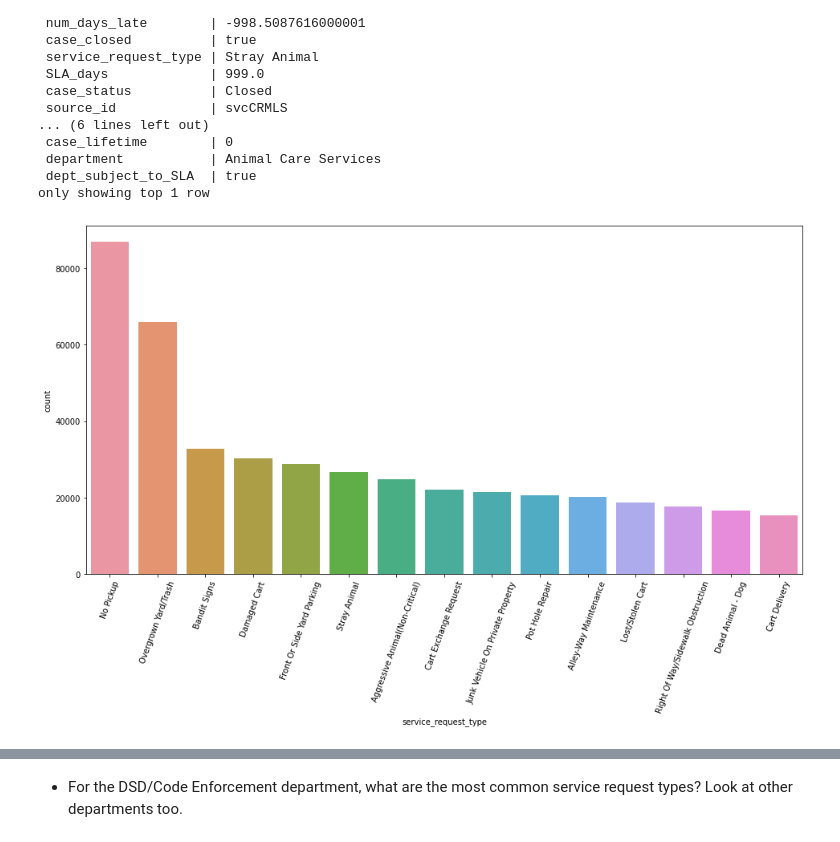
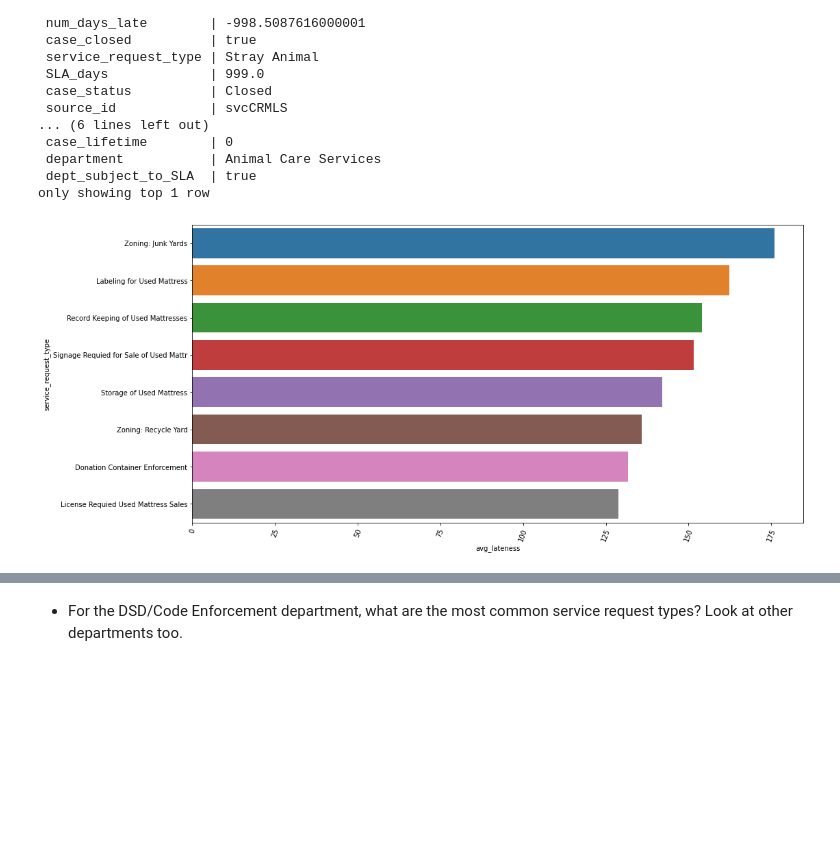
Before and after one commit to jivemachine/distributed-ml, a Jupyter notebook: exploring_exercises.ipynb, the cells around one changed output, grey strips where cells are left out. Saved outputs shown, nothing was run; the diff lists cells and outputs as text; code cells hidden in the pictures; blank space fills up the shorter version.

```diff
--- a/exploring_exercises.ipynb
+++ b/exploring_exercises.ipynb
@@ -193,18 +200,19 @@ df.show(1, vertical=True)
  dept_subject_to_SLA  | true
 only showing top 1 row
 # %%
-
-most_late =  (df.groupBy("service_request_type")
-    .count()
-    .sort(desc('count'))
-    .toPandas())
+most_late = (
+    df.groupBy("service_request_type")
+    .agg(avg("num_days_late").alias("avg_lateness"))
+    .sort(desc("avg_lateness"))
+    .toPandas()
+)
 # %%
 plt.figure(figsize=(16,8))
 
-sns.barplot(x="service_request_type", y="count", data=most_late.head(15))
+sns.barplot(y="service_request_type", x="avg_lateness", data=most_late.head(8))
 plt.xticks(rotation=70)
 plt.show()
 # %% [output]
-[figure, old version]
+[figure, new version]
 # %%
 parks_rec_late = (
```
Also changed, not shown: parts of 17 cells of this notebook.
